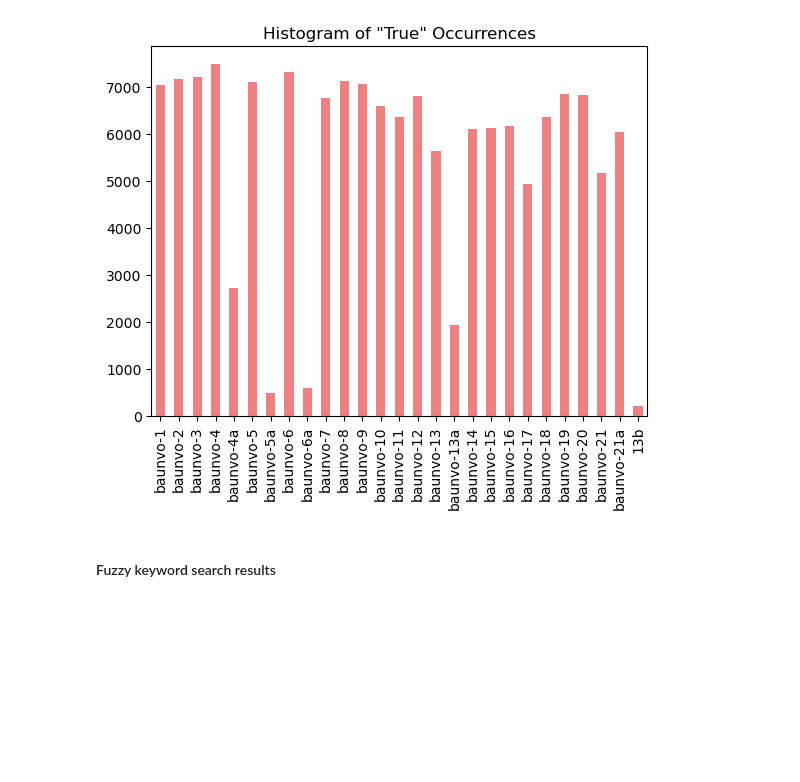
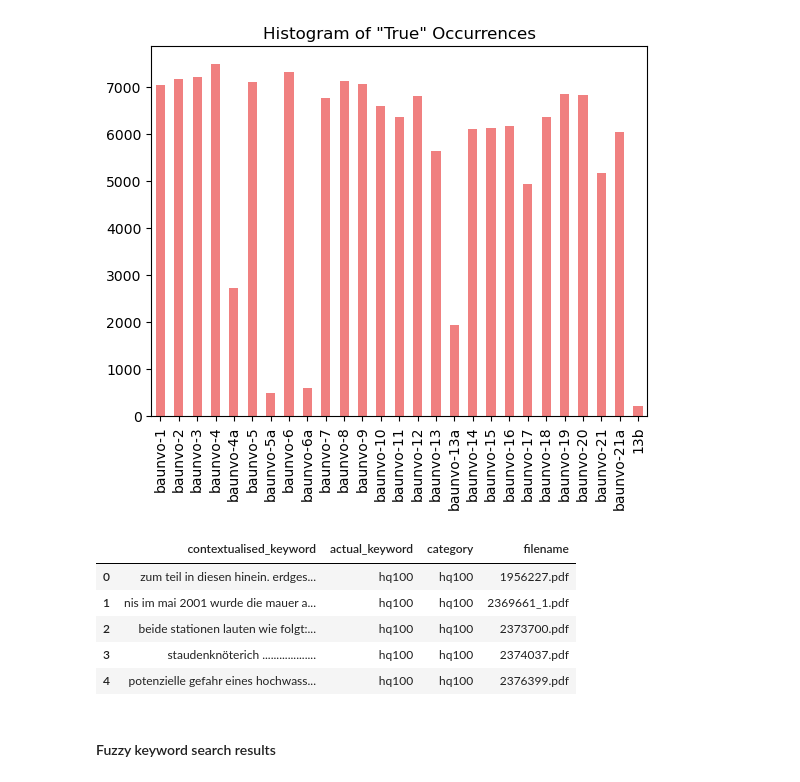
Before and after one commit to DSSGxMunich/land-sealing-dataset-and-analysis, a Jupyter notebook: explorer.ipynb, the cells around one changed output. Cells and saved outputs as stored; diff of their text form; code cells hidden in the pictures; blank space fills up the shorter version.

Commit message:
hochwasser keyword tables fixes

```diff
--- a/explorer.ipynb
+++ b/explorer.ipynb
@@ -135,6 +135,19 @@ histogram_data.plot(kind='bar', title='Histogram of "True" Occurrences', color='
 # %% [output]
 <Axes: title={'center': 'Histogram of "True" Occurrences'}>
 [figure]
+# %%
+kw_exact_hochwasser = exact_keyword_hochwasser(
+    "data/nrw/bplan/features/keywords/exact_search/hochwasser_keywords.csv"
+    )
+kw_exact_hochwasser.to_excel('data/nrw/clean/exact_keyword_hochwasser.xlsx')
+kw_exact_hochwasser.head(5)
+# %% [output]
+|  | contextualised_keyword | actual_keyword | category | filename |
+| 0 | zum teil in diesen hinein. erdges... | hq100 | hq100 | 1956227.pdf |
+| 1 | nis im mai 2001 wurde die mauer a... | hq100 | hq100 | 2369661_1.pdf |
+| 2 | beide stationen lauten wie folgt:... | hq100 | hq100 | 2373700.pdf |
+| 3 | staudenknöterich ................... | hq100 | hq100 | 2374037.pdf |
+| 4 | potenzielle gefahr eines hochwass... | hq100 | hq100 | 2376399.pdf |
 # %% [markdown]
 #### Fuzzy keyword search results
 # %%
```
Also changed, not shown: parts of 5 cells of this notebook, 1 other file.
